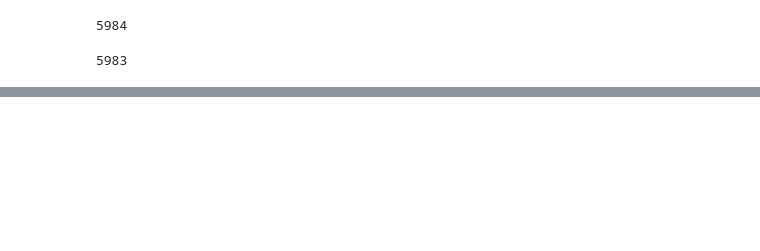
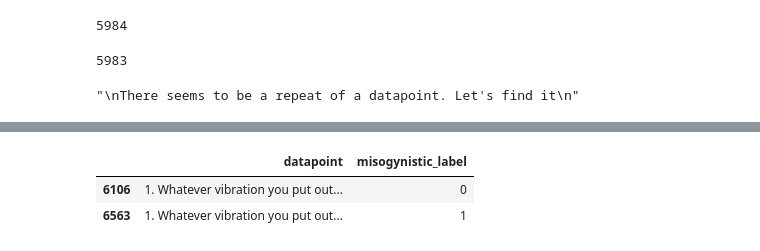
Before and after one commit to WillSH97/WH-toxicity-scalpel, a Jupyter notebook: datasets/eacl_guest/eacl_guest_preprocessing.ipynb, the cells around one changed output, grey strips where cells are left out. Drawn from its saved outputs; the diff is of its cells as text; code cells hidden in the pictures; blank space fills up the shorter version.

```diff
--- a/datasets/eacl_guest/eacl_guest_preprocessing.ipynb
+++ b/datasets/eacl_guest/eacl_guest_preprocessing.ipynb
@@ -44,7 +42,3 @@ len(set(eacl_noimage['datapoint']))
 len(eacl_noimage_processed)
 # %% [output]
 5984
-# %%
-len(set(eacl_noimage_processed["datapoint"]))
-# %% [output]
-5983
@@ -53,3 +45,14 @@ eacl_noimage_processed.to_csv("temp.csv")
+# %%
+# length of noimage dataset with all repeats of datapoints (the candidate texts) removed
+len(set(eacl_noimage['datapoint']))
+# %% [output]
+5983
+# %%
+'''
+There seems to be a repeat of a datapoint. Let's find it
+'''
+# %% [output]
+"\nThere seems to be a repeat of a datapoint. Let's find it\n"
 # %%
 eacl_noimage_processed["datapoint"].value_counts()
 # %% [output]
@@ -68,3 +71,10 @@ Do non-retired people travel in March?\n\n(reddit, this a hyperbole, you don't n
 Name: count, Length: 5982, dtype: int64
 # %%
 # NOTE - top value has two datapoints - must be cleaned!!!!
+
+problem_data = eacl_noimage_processed["datapoint"].value_counts().index[0]
+eacl_noimage_processed[eacl_noimage_processed["datapoint"]==problem_data]
+# %% [output]
+|  | datapoint | misogynistic_label |
+| 6106 | 1. Whatever vibration you put out... | 0 |
+| 6563 | 1. Whatever vibration you put out... | 1 |
```
Also changed, not shown: parts of 5 cells of this notebook, 1 other file.
